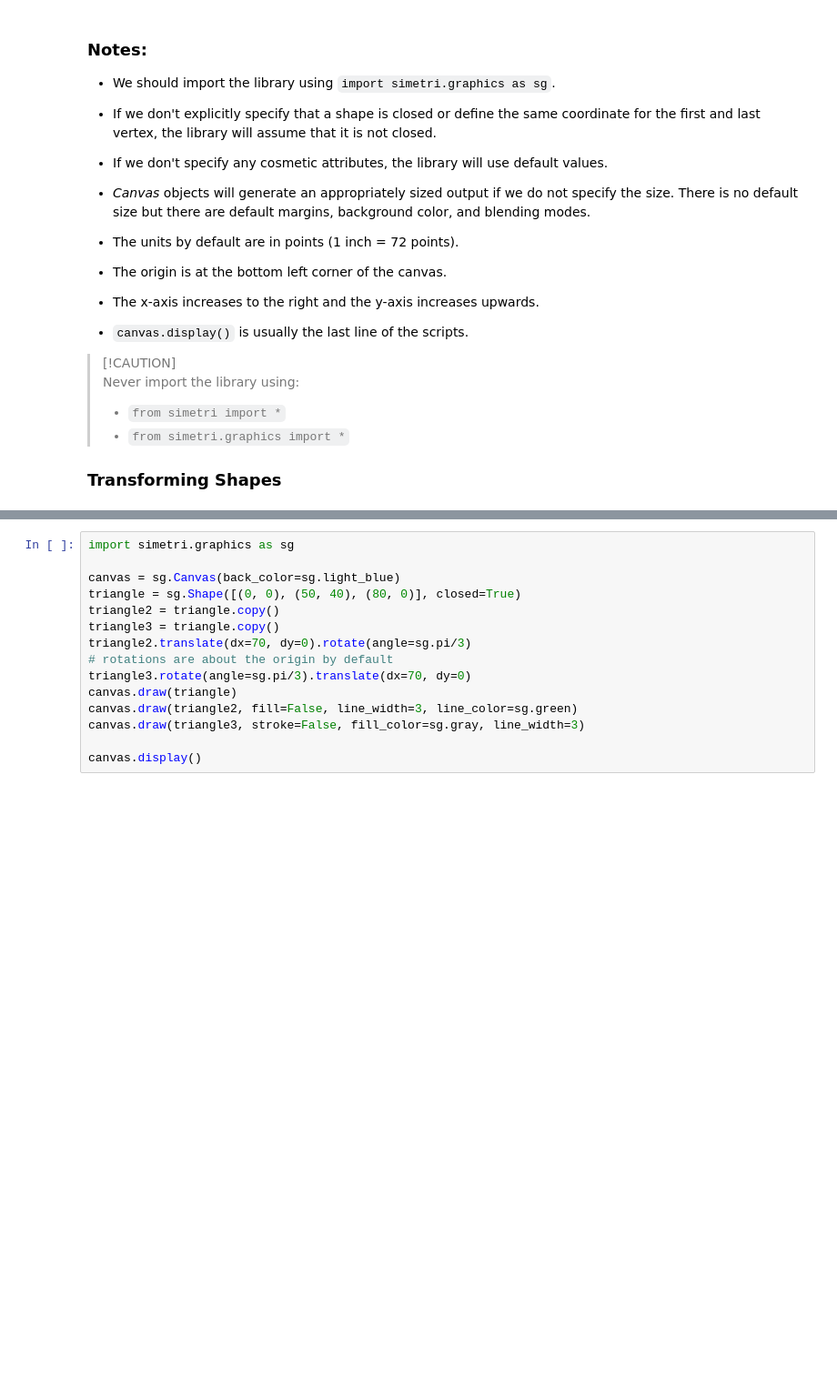
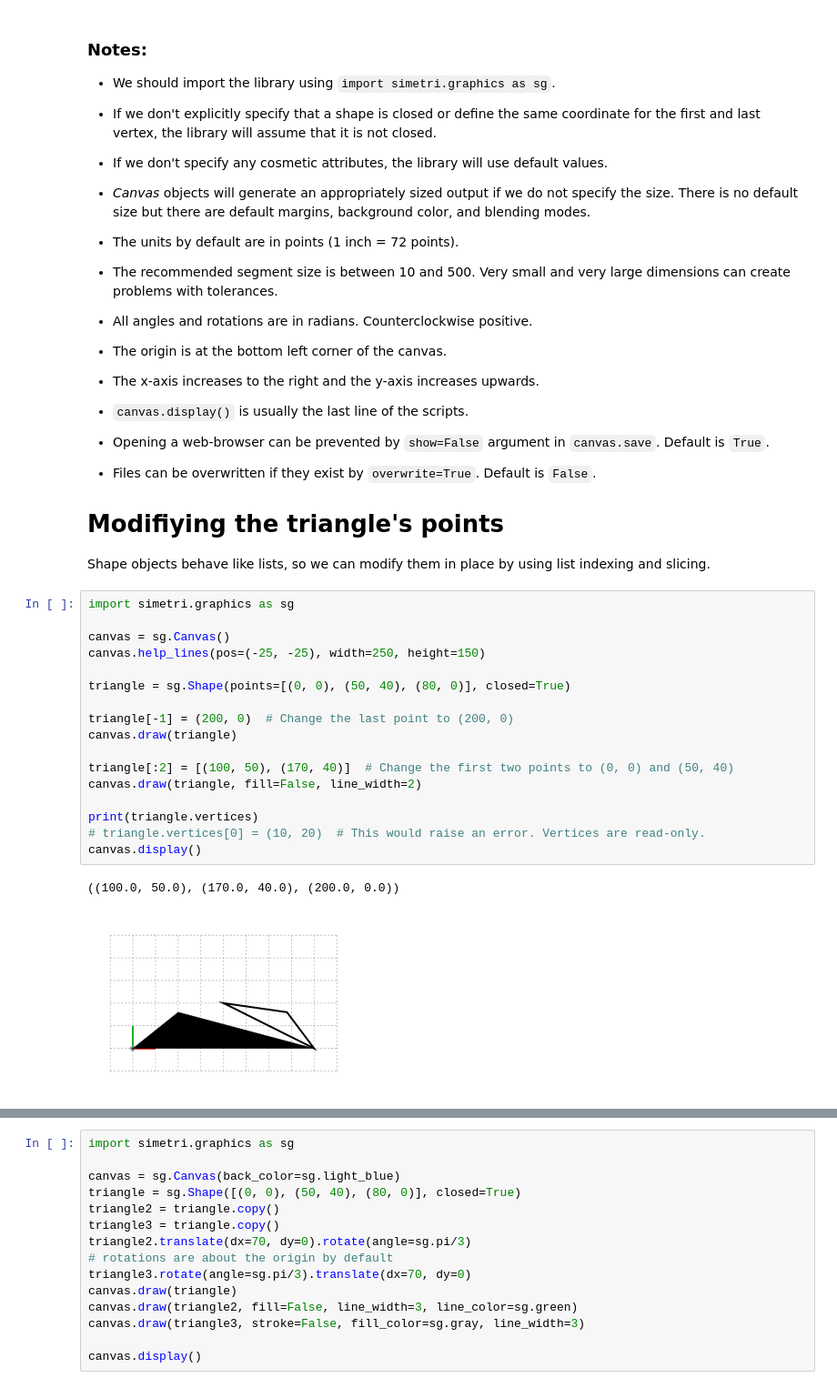
Before and after one commit to mekanimo/simetri, a Jupyter notebook: docs/brief_overview.ipynb, the cells around one changed output, grey strips where cells are left out. Shown at 91% size. Drawn from its saved outputs; the diff is of its cells as text; blank space fills up the shorter version.

```diff
--- a/docs/brief_overview.ipynb
+++ b/docs/brief_overview.ipynb
@@ -42,14 +59,35 @@ canvas.display()
 - If we don't specify any cosmetic attributes, the library will use default values.
 - *Canvas* objects will generate an appropriately sized output if we do not specify the size. There is no default size but there are default margins, background color, and blending modes.
 - The units by default are in points (1 inch = 72 points).
+- The recommended segment size is between 10 and 500. Very small and very large dimensions can create problems with tolerances.
+- All angles and rotations are in radians. Counterclockwise positive.
 - The origin is at the bottom left corner of the canvas.
 - The x-axis increases to the right and the y-axis increases upwards.
 
 - `canvas.display()` is usually the last line of the scripts.
+- Opening a web-browser can be prevented by `show=False` argument in `canvas.save`. Default is `True`.
+- Files can be overwritten if they exist by `overwrite=True`. Default is `False`.
 
-> [!CAUTION]
-> Never import the library using:
-> - `from simetri import *`
-> - `from simetri.graphics import *`
+# Modifiying the triangle's points
 
-### Transforming Shapes
+Shape objects behave like lists, so we can modify them in place by using list indexing and slicing.
+# %%
+import simetri.graphics as sg
+
+canvas = sg.Canvas()
+canvas.help_lines(pos=(-25, -25), width=250, height=150)
+
+triangle = sg.Shape(points=[(0, 0), (50, 40), (80, 0)], closed=True)
+
+triangle[-1] = (200, 0)  # Change the last point to (200, 0)
+canvas.draw(triangle)
+
+triangle[:2] = [(100, 50), (170, 40)]  # Change the first two points to (0, 0) and (50, 40)
+canvas.draw(triangle, fill=False, line_width=2)
+
+print(triangle.vertices)
+# triangle.vertices[0] = (10, 20)  # This would raise an error. Vertices are read-only.
+canvas.display()
+# %% [output]
+((100.0, 50.0), (170.0, 40.0), (200.0, 0.0))
+[figure, added]
```
Also changed, not shown: parts of 28 cells of this notebook, 20 other files.
